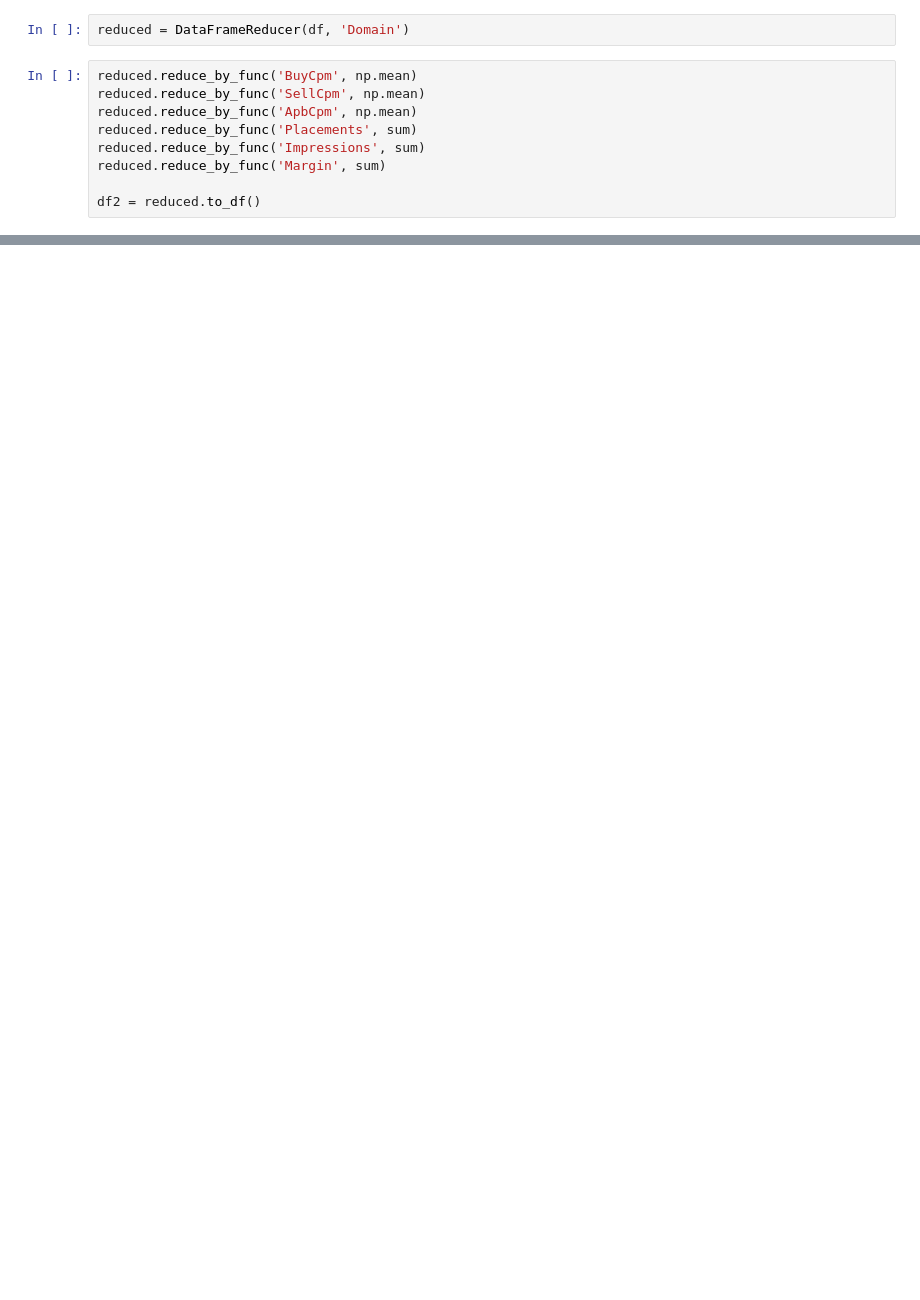
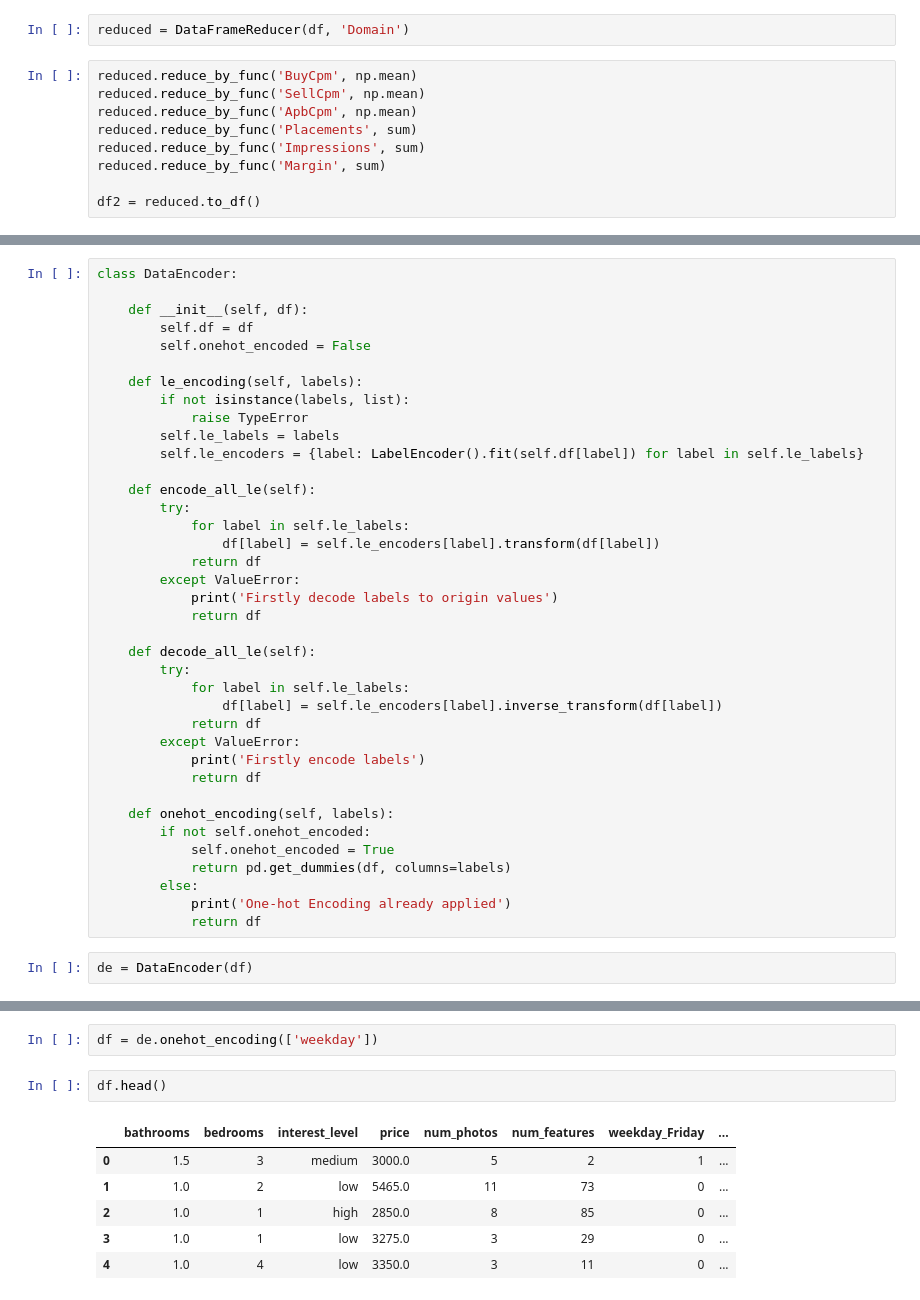
Before and after one commit to dsakovych/Data-Science, a Jupyter notebook: Python data manipulations.ipynb, the cells around one changed output, grey strips where cells are left out. Cells and saved outputs as stored; diff of their text form; blank space fills up the shorter version.

```diff
--- a/Python data manipulations.ipynb
+++ b/Python data manipulations.ipynb
@@ -112,0 +172,40 @@ Dataframe size 1402x7
+# %%
+class DataEncoder:
+
+    def __init__(self, df):
+        self.df = df
+        self.onehot_encoded = False
+
+    def le_encoding(self, labels):
+        if not isinstance(labels, list):
+            raise TypeError
+        self.le_labels = labels
+        self.le_encoders = {label: LabelEncoder().fit(self.df[label]) for label in self.le_labels}
+
+    def encode_all_le(self):
+        try:
+            for label in self.le_labels:
+                df[label] = self.le_encoders[label].transform(df[label])
+            return df
+        except ValueError:
+            print('Firstly decode labels to origin values')
+            return df
+
+    def decode_all_le(self):
+        try:
+            for label in self.le_labels:
+                df[label] = self.le_encoders[label].inverse_transform(df[label])
+            return df
+        except ValueError:
+            print('Firstly encode labels')
+            return df
+
+    def onehot_encoding(self, labels):
+        if not self.onehot_encoded:
+            self.onehot_encoded = True
+            return pd.get_dummies(df, columns=labels)
+        else:
+            print('One-hot Encoding already applied')
+            return df
+# %%
+de = DataEncoder(df)
@@ -112,0 +232,11 @@ Dataframe size 1402x7
+# %%
+df = de.onehot_encoding(['weekday'])
+# %%
+df.head()
+# %% [output]
+|  | bathrooms | bedrooms | interest_level | price | num_photos | num_features | weekday_Friday | ... |
+| 0 | 1.5 | 3 | medium | 3000.0 | 5 | 2 | 1 | ... |
+| 1 | 1.0 | 2 | low | 5465.0 | 11 | 73 | 0 | ... |
+| 2 | 1.0 | 1 | high | 2850.0 | 8 | 85 | 0 | ... |
+| 3 | 1.0 | 1 | low | 3275.0 | 3 | 29 | 0 | ... |
+| 4 | 1.0 | 4 | low | 3350.0 | 3 | 11 | 0 | ... |
```
Also changed, not shown: parts of 18 cells of this notebook.
